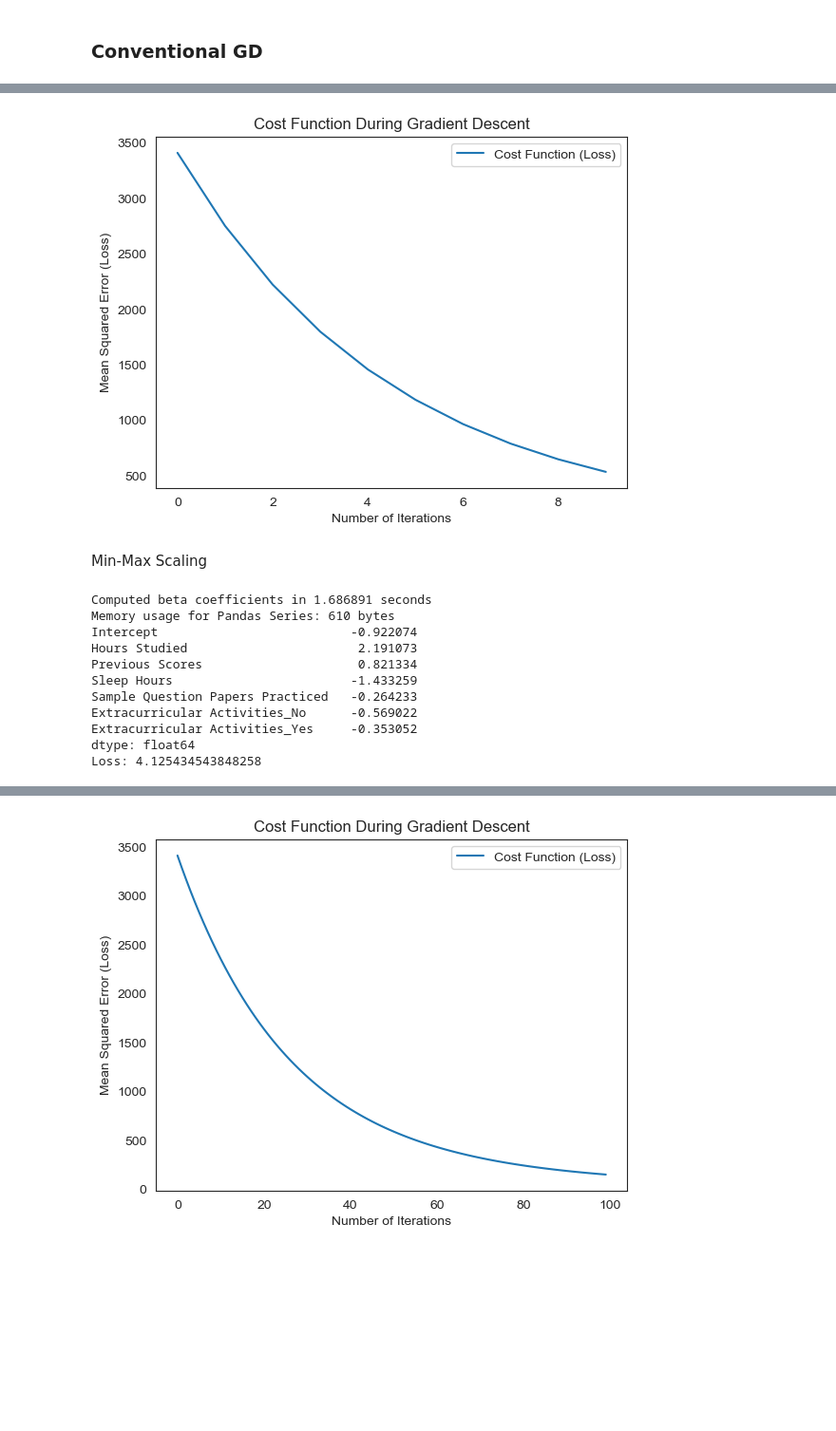
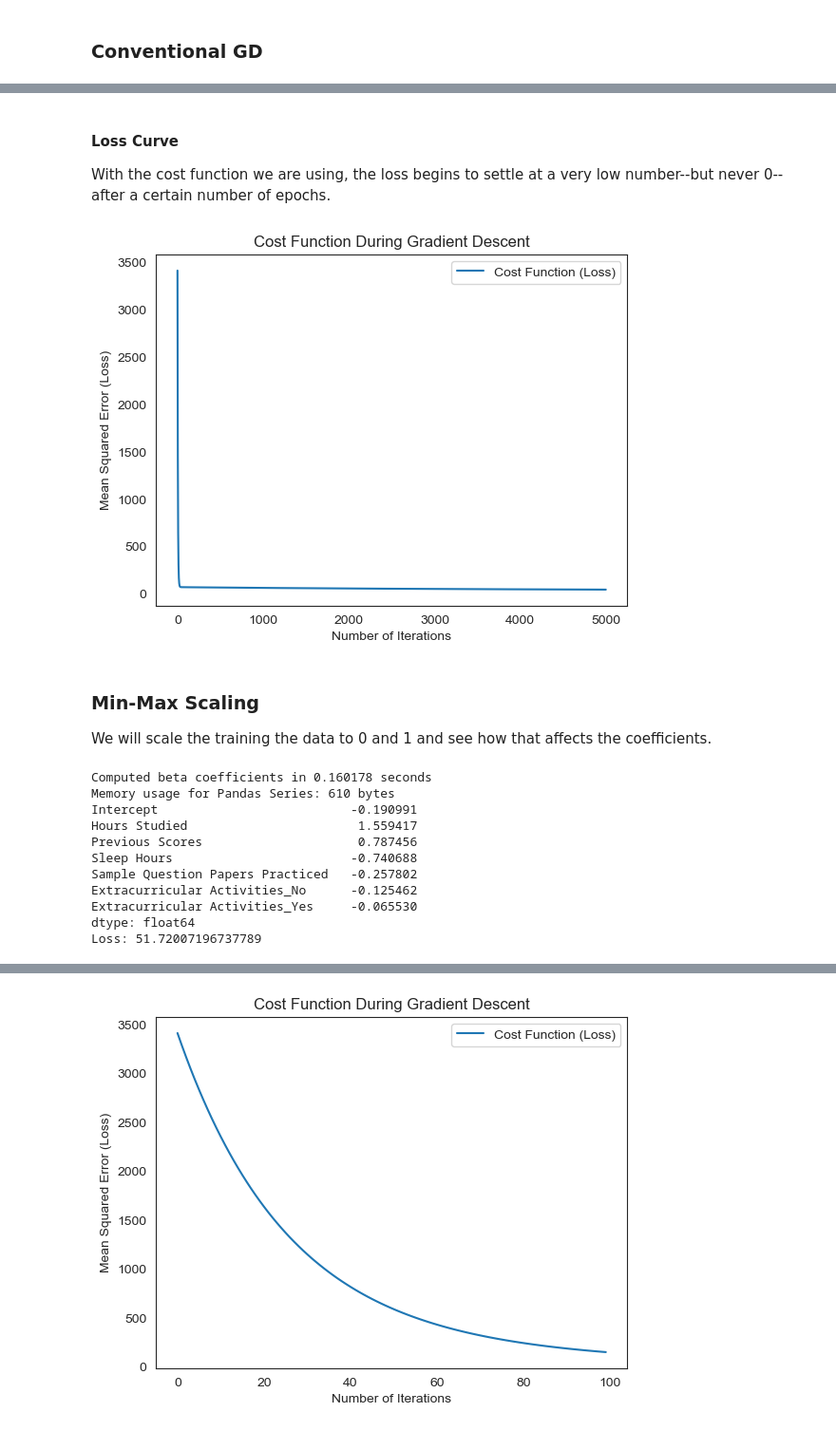
Before and after one commit to add0794/ordinary-least-squares-gradient-descent, a Jupyter notebook: jupyter.ipynb, the cells around one changed output, grey strips where cells are left out. Shown: that part at 95% size. Saved outputs shown, nothing was run; the diff lists cells and outputs as text; code cells hidden in the pictures; blank space fills up the shorter version.

```diff
--- a/jupyter.ipynb
+++ b/jupyter.ipynb
@@ -720,20 +818,26 @@ Loss: 32.10709376551041
+# %% [markdown]
+#### Loss Curve
+
+With the cost function we are using, the loss begins to settle at a very low number--but never 0--after a certain number of epochs.
 # %%
-n = 10
+n = 5000
 
 beta, guesses, losses = gradient_descent(
     X_train, y_train, learning_rate=0.00001, epochs=n, precision=0.0001
 )
 
 # Plotting the Loss Function
 number_iterations = list(range(len(losses)))
 plt.plot(number_iterations, losses, label="Cost Function (Loss)")
 plt.xlabel("Number of Iterations")
 plt.ylabel("Mean Squared Error (Loss)")
 plt.title("Cost Function During Gradient Descent")
 plt.legend()
 plt.show()
 # %% [output]
-[figure, old version]
+[figure, new version]
-# %% [markdown]
-Min-Max Scaling
+# %% [markdown]
+### Min-Max Scaling
+
+We will scale the training the data to 0 and 1 and see how that affects the coefficients.
 # %%
@@ -781,7 +887,7 @@ def gradient_descent(features, label, learning_rate, epochs, precision):
 
     return beta, guesses, losses
 
-beta_min_max_scaling, guesses, losses = gradient_descent(X_train_min_max_scaled, y_train, learning_rate=0.01, epochs=5000, precision=0.00001)
+beta_min_max_scaling, guesses, losses = gradient_descent(X_train_min_max_scaled, y_train, learning_rate=0.01, epochs=500, precision=0.00001)
 
 beta_min_max_scaling_series = pd.Series(data=beta_min_max_scaling, index=cols)
 
@@ -796,14 +902,14 @@ print(f"Memory usage for Pandas Series: {series_memory_min_max_scaling_GD} bytes
 print(beta_non_scaling_series)
 print("Loss:", losses[-1])
 # %% [output]
-Computed beta coefficients in 1.686891 seconds
+Computed beta coefficients in 0.160178 seconds
 Memory usage for Pandas Series: 610 bytes
-Intercept                          -0.922074
-Hours Studied                       2.191073
-Previous Scores                     0.821334
-Sleep Hours                        -1.433259
-Sample Question Papers Practiced   -0.264233
-Extracurricular Activities_No      -0.569022
-Extracurricular Activities_Yes     -0.353052
+Intercept                          -0.190991
+Hours Studied                       1.559417
+Previous Scores                     0.787456
+Sleep Hours                        -0.740688
+Sample Question Papers Practiced   -0.257802
+Extracurricular Activities_No      -0.125462
+Extracurricular Activities_Yes     -0.065530
 dtype: float64
-Loss: 4.125434543848258
+Loss: 51.72007196737789
```
Also changed, not shown: parts of 35 cells of this notebook, 1 other file.
